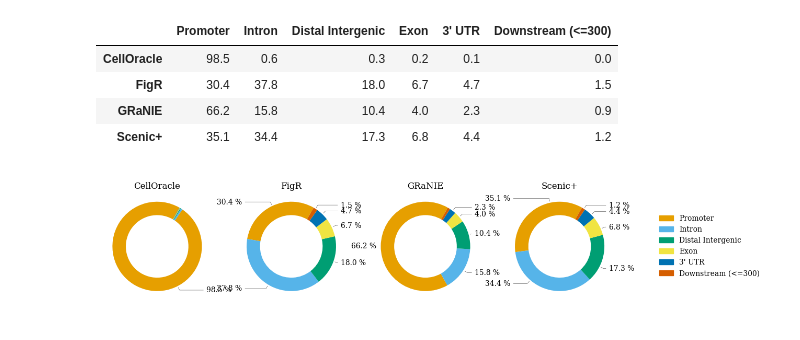
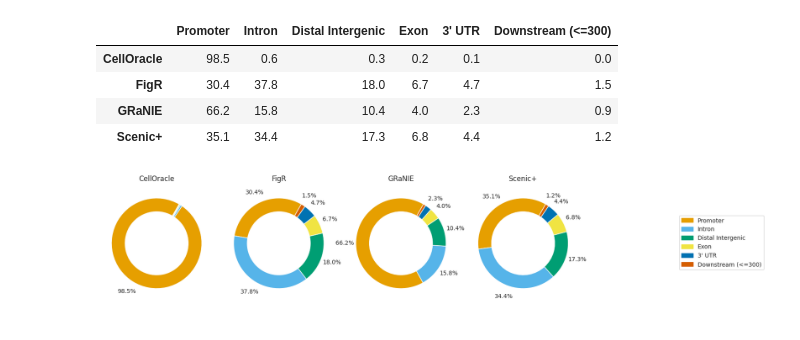
Before and after one commit to janursa/grn_benchmark, a Jupyter notebook: notebooks/explanatory_analysis.ipynb, the cells around one changed output. Saved outputs shown, nothing was run; the diff lists cells and outputs as text; code cells hidden in the pictures.

```diff
--- a/notebooks/explanatory_analysis.ipynb
+++ b/notebooks/explanatory_analysis.ipynb
@@ -166,4 +141,0 @@ linestyle_map_methods = {key: linestyle for key, linestyle in zip(exp_objs_dict.
-# %%
-fig, ax = plt.subplots(1, 1, figsize=(8, 8))
-_ = jaccard_similarity_net(nets, ax=ax)
-ax.set_title('')
@@ -392,0 +350,13 @@ fig.savefig(f'{results_folder}/explanatory_analysis/figs/regulatory_signs.png',
+# %%
+skeleton = np.loadtxt(f'{task_grn_inference_dir}/resources/prior/skeleton.csv', dtype=str)
+skeleton_promotor = np.loadtxt(f'{task_grn_inference_dir}/resources/prior/skeleton_promotor.csv', dtype=str)
+# %%
+ratio_in_skeleton_dict = {}
+ratio_in_promotor_dict = {}
+
+for name, obj in exp_objs_dict.items():
+    # skeleton
+    net = obj.net[obj.net.target.isin(gene_names)]
+    ratio_in_skeleton_dict[name] = net.link.isin(skeleton).sum()/len(net)
+    # promotor
+    ratio_in_promotor_dict[name] = net.link.isin(skeleton_promotor).sum()/len(net)
@@ -473,7 +527,7 @@ aaa
 # %% [markdown]
 ### Annotate peaks
 # %%
-annotation_df = pd.read_csv(f'{task_grn_dir}/resources/prior/peak_annotation.csv')
+annotation_df = pd.read_csv(f'{task_grn_inference_dir}/resources/prior/peak_annotation.csv')
 annotation_df.head()
 for key, obj in exp_objs_dict.items():
     obj.annotate_peaks(annotation_df)
@@ -507,44 +561,39 @@ peak_annotation_df
 | Scenic+ | 35.1 | 34.4 | 17.3 | 6.8 | 4.4 | 1.2 |
 # %%
 import matplotlib.patches as mpatches
+import matplotlib.pyplot as plt
+import numpy as np
 
-fig, axes = plt.subplots(1, len(peak_annotation_df.index) + 1, figsize=(16, 3.5))
-
-colors = colors_blind
+# Create subplots with adjusted width ratios
+fig, axes = plt.subplots(1, len(peak_annotation_df.index), figsize=(16, 3.5))
 startangle = 60
 
-theta_offsets = [1.5 , 2, 2, 3]
-for i, (ax, idx) in enumerate(zip(axes[:-1], peak_annotation_df.index)):
-    ax.set_title(idx, fontsize=12, pad=0)
+# Iterate over pie charts
+for i, (ax, idx) in enumerate(zip(axes, peak_annotation_df.index)):
+    ax.set_title(idx, fontsize=12, pad=10)
     counts = peak_annotation_df.loc[idx]
-    wedges, texts = ax.pie(counts, colors=colors, wedgeprops=dict(width=0.3), startangle=startangle, radius=1)
+    wedges, _ = ax.pie(counts, colors=colors_blind, wedgeprops=dict(width=0.3), startangle=startangle)
 
-    bbox_props = dict(fc="w", ec="k", lw=0.72)
-    kw = dict(arrowprops=dict(arrowstyle="-", linewidth=0.3), zorder=0, va="center", fontsize=10)
+    for j, wedge in enumerate(wedges):
+        if counts[j] == 0 or counts[j] < 1:  # Skip annotation for values less than 1%
+            continue
+        # Calculate angle and position for the annotation
+        ang = (wedge.theta2 - wedge.theta1) / 2 + wedge.theta1
+        x = np.cos(np.deg2rad(ang))
+        y = np.sin(np.deg2rad(ang))
+        ax.annotate(f'{counts[j]:.1f}%', xy=(x, y), xytext=(1.25*x, 1.25*y),
+                    ha="center", va="center", fontsize=10,
+                    bbox=dict(boxstyle="round,pad=0.3", fc="none", ec="none"))
 
-    for j, p in enumerate(wedges):
-        if counts[j] == 0:
-            continue
-        ang = (p.theta2 - p.theta1) / theta_offsets[i] + p.theta1
-        y = np.sin(np.deg2rad(ang))
-        x = np.cos(np.deg2rad(ang))
-        horizontalalignment = {-1: "right", 1: "left"}[int(np.sign(x))]
-        connectionstyle = f"angle,angleA=0,angleB={ang}"
-        kw["arrowprops"].update({"connectionstyle": connectionstyle})
-        if counts[j] > 1:
-            text = f'{counts[j]:.1f} %'
-            ax.annotate(text, xy=(x, y), xytext=(1.1 * np.sign(x), 1.1 * y),
-                        horizontalalignment=horizontalalignment, **kw)
+# Adjust spacing and add legend
+plt.subplots_adjust(wspace=-.2)
 
-# Create a legend in the last subplot
-ax = axes[-1]
-patches = [mpatches.Patch(color=color, label=name) for color, name in zip(colors, peak_annotation_df.columns)]
-leg = ax.legend(handles=patches, bbox_to_anchor=(1.15, 0.77), fontsize=10)
-leg.get_frame().set_linewidth(0.0)
-ax.axis('off')
+# Create a single legend outside the pie charts
+patches = [mpatches.Patch(color=color, label=name) for color, name in zip(colors_blind, peak_annotation_df.columns)]
+fig.legend(handles=patches, loc='center right', bbox_to_anchor=(1.15, 0.5), fontsize=10)
 
-# plt.tight_layout()
-# plt.show()
+# Save figure
 fig.savefig(f'{results_folder}/explanatory_analysis/figs/peak_annotation.png', dpi=300, transparent=True, bbox_inches='tight')
+plt.show()
 # %% [output]
-[figure, old version]
+[figure, new version]
```
Also changed, not shown: parts of 26 cells of this notebook, 9 other files.
